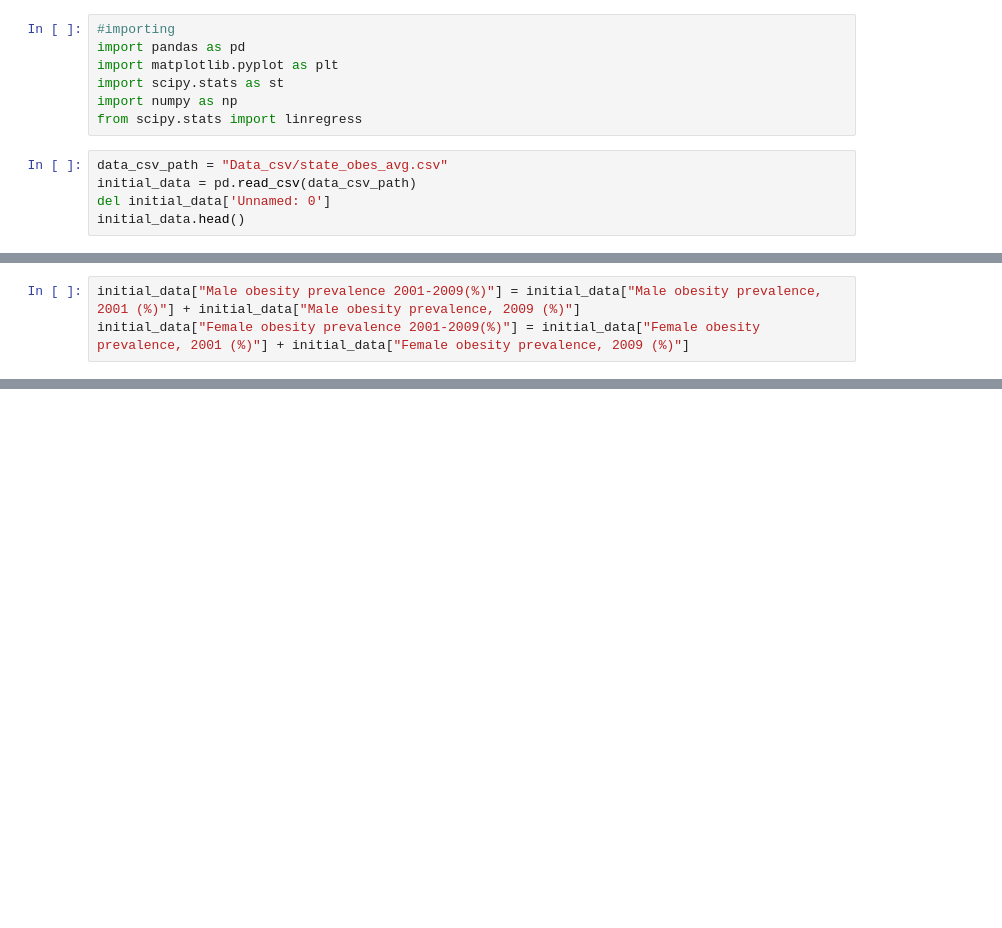
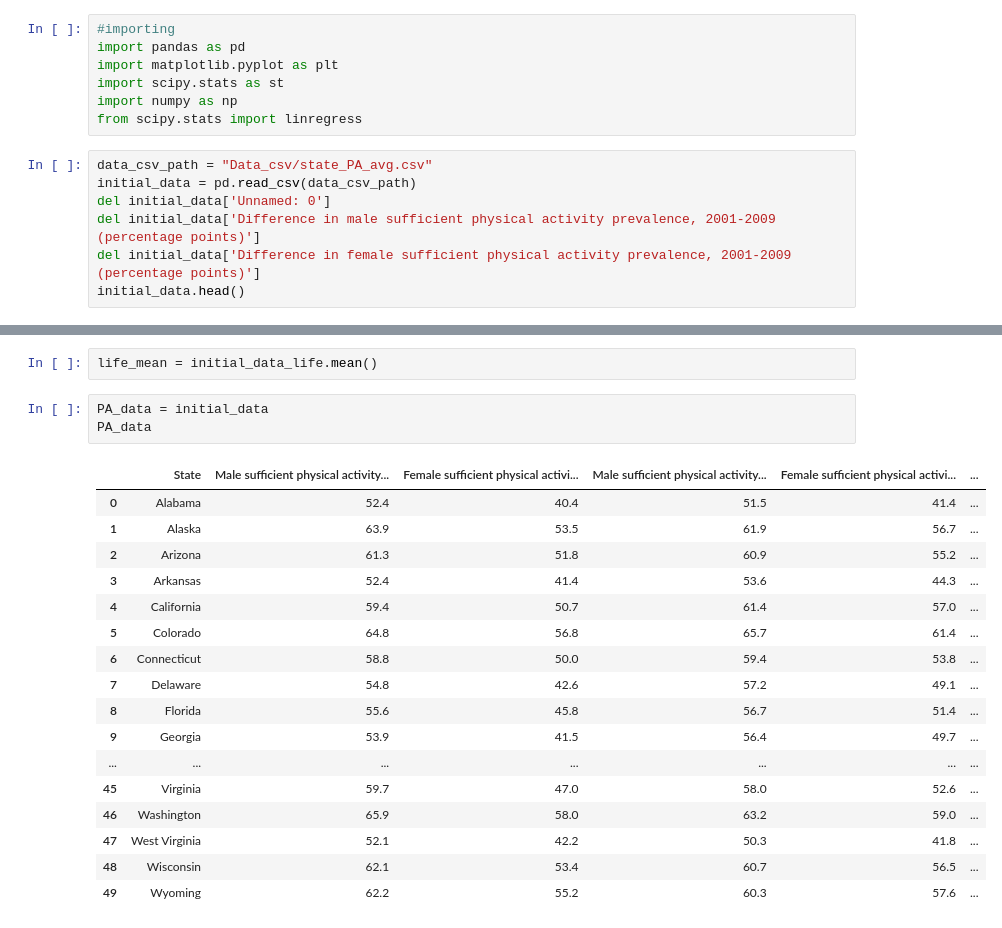
Before and after one commit to Mvillarreal88/State-of-Survival, a Jupyter notebook: Sandbox/Matthew/Linear Regression.ipynb, the cells around one changed output, grey strips where cells are left out. Cells and saved outputs as stored; diff of their text form; blank space fills up the shorter version.

Commit message:
Added some linear regression data

```diff
--- a/Sandbox/Matthew/Linear Regression.ipynb
+++ b/Sandbox/Matthew/Linear Regression.ipynb
@@ -6,8 +6,10 @@ import scipy.stats as st
 import numpy as np
 from scipy.stats import linregress
 # %%
-data_csv_path = "Data_csv/state_obes_avg.csv"
+data_csv_path = "Data_csv/state_PA_avg.csv"
 initial_data = pd.read_csv(data_csv_path)
 del initial_data['Unnamed: 0']
+del initial_data['Difference in male sufficient physical activity prevalence, 2001-2009 (percentage points)']
+del initial_data['Difference in female sufficient physical activity prevalence, 2001-2009 (percentage points)']
 initial_data.head()
 # %% [output]
@@ -32,3 +21,0 @@ initial_data_PA.head()
-# %%
-initial_data["Male obesity prevalence 2001-2009(%)"] = initial_data["Male obesity prevalence, 2001 (%)"] + initial_data["Male obesity prevalence, 2009 (%)"]
-initial_data["Female obesity prevalence 2001-2009(%)"] = initial_data["Female obesity prevalence, 2001 (%)"] + initial_data["Female obesity prevalence, 2009 (%)"]
@@ -39,0 +59,23 @@ initial_data.head()
+# %%
+life_mean = initial_data_life.mean()
+# %%
+PA_data = initial_data
+PA_data
+# %% [output]
+|  | State | Male sufficient physical activity... | Female sufficient physical activi... | Male sufficient physical activity... | Female sufficient physical activi... | ... |
+| 0 | Alabama | 52.4 | 40.4 | 51.5 | 41.4 | ... |
+| 1 | Alaska | 63.9 | 53.5 | 61.9 | 56.7 | ... |
+| 2 | Arizona | 61.3 | 51.8 | 60.9 | 55.2 | ... |
+| 3 | Arkansas | 52.4 | 41.4 | 53.6 | 44.3 | ... |
+| 4 | California | 59.4 | 50.7 | 61.4 | 57.0 | ... |
+| 5 | Colorado | 64.8 | 56.8 | 65.7 | 61.4 | ... |
+| 6 | Connecticut | 58.8 | 50.0 | 59.4 | 53.8 | ... |
+| 7 | Delaware | 54.8 | 42.6 | 57.2 | 49.1 | ... |
+| 8 | Florida | 55.6 | 45.8 | 56.7 | 51.4 | ... |
+| 9 | Georgia | 53.9 | 41.5 | 56.4 | 49.7 | ... |
+| ... | ... | ... | ... | ... | ... | ... |
+| 45 | Virginia | 59.7 | 47.0 | 58.0 | 52.6 | ... |
+| 46 | Washington | 65.9 | 58.0 | 63.2 | 59.0 | ... |
+| 47 | West Virginia | 52.1 | 42.2 | 50.3 | 41.8 | ... |
+| 48 | Wisconsin | 62.1 | 53.4 | 60.7 | 56.5 | ... |
+| 49 | Wyoming | 62.2 | 55.2 | 60.3 | 57.6 | ... |
```
Also changed, not shown: parts of 7 cells of this notebook.
